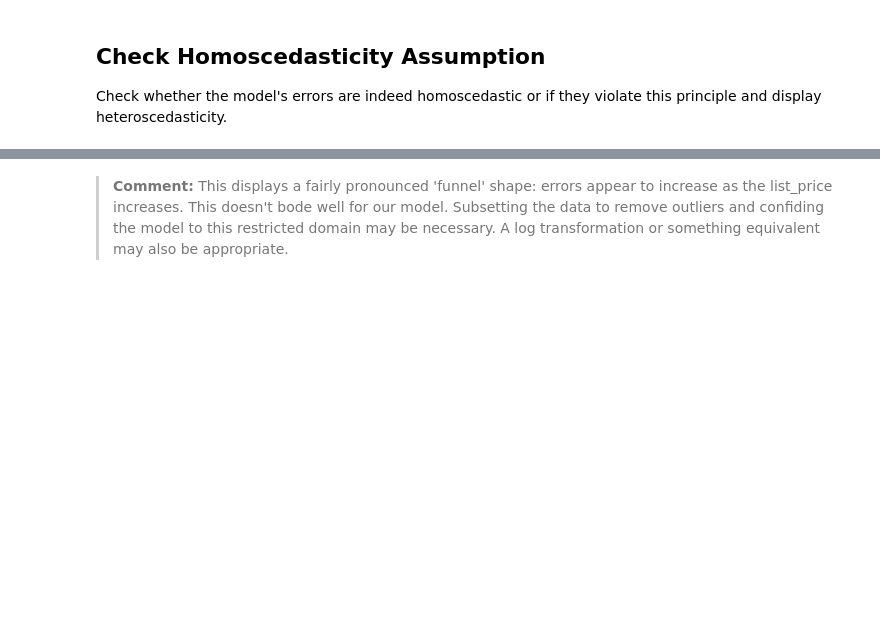
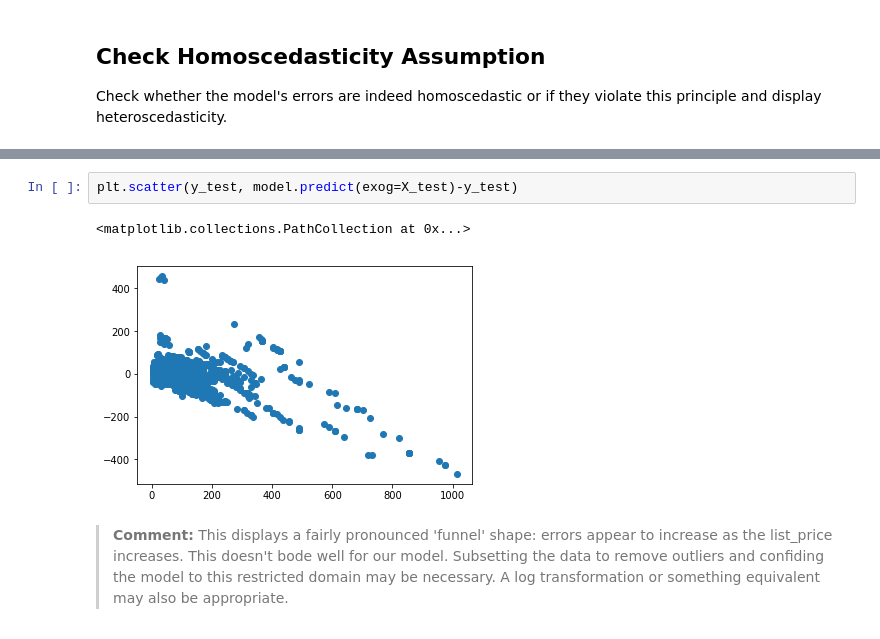
Before and after one commit to npschafer/dsc-modeling-your-data-lab-houston-ds-042219, a Jupyter notebook: index.ipynb, the cells around one changed output, grey strips where cells are left out. Drawn from its saved outputs; the diff is of its cells as text; blank space fills up the shorter version.

```diff
--- a/index.ipynb
+++ b/index.ipynb
@@ -453,3 +456,8 @@ plt.scatter(model.predict(exog=X_test)-y_test)
+# %%
+plt.scatter(y_test, model.predict(exog=X_test)-y_test)
+# %% [output]
+<matplotlib.collections.PathCollection at 0x...>
+[figure, added]
 # %% [markdown]
 > **Comment:** This displays a fairly pronounced 'funnel' shape: errors appear to increase as the list_price increases. This doesn't bode well for our model. Subsetting the data to remove outliers and confiding the model to this restricted domain may be necessary. A log transformation or something equivalent may also be appropriate.
 # %% [markdown]
```
Also changed, not shown: parts of 1 cell of this notebook.
